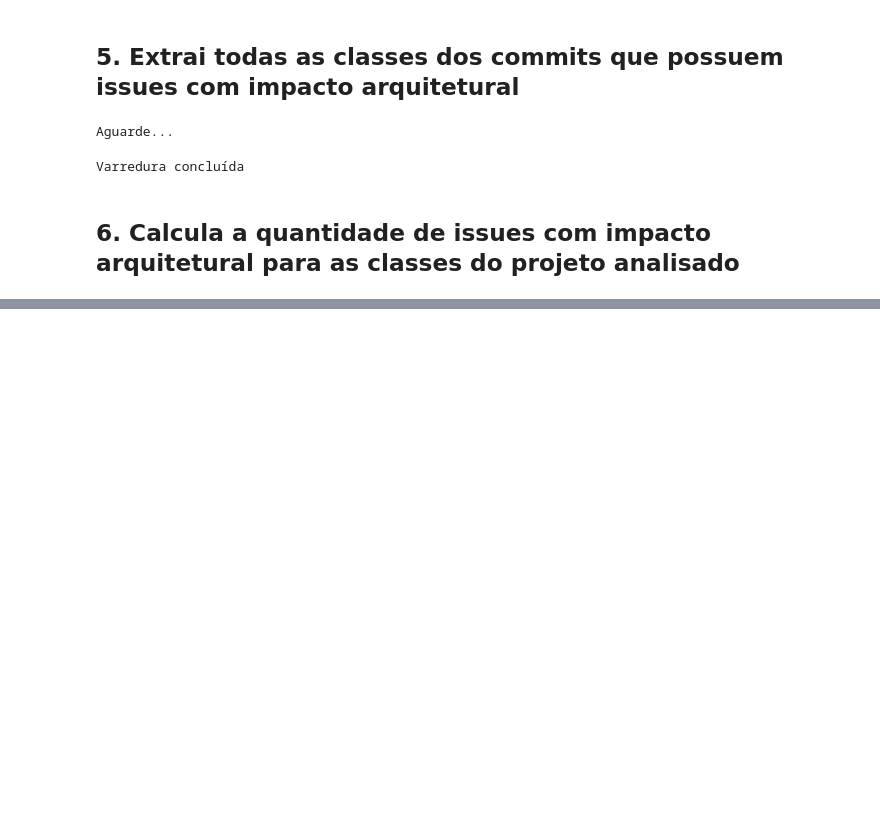
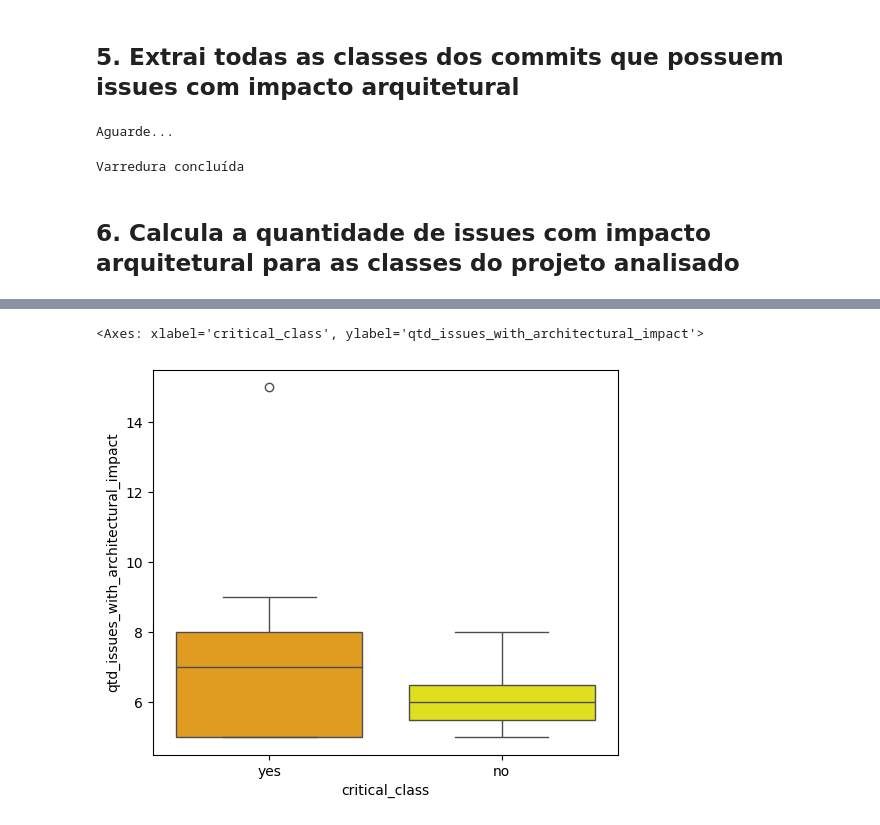
Before and after one commit to armandossrecife/my_evaluation, a Jupyter notebook: revisar_experimentos_hadoop.ipynb, the cells around one changed output, grey strips where cells are left out. Saved outputs shown, nothing was run; the diff lists cells and outputs as text; code cells hidden in the pictures; blank space fills up the shorter version.

```diff
--- a/revisar_experimentos_hadoop.ipynb
+++ b/revisar_experimentos_hadoop.ipynb
@@ -442,0 +485,7 @@ df_final
+# %%
+import pandas as pd
+import seaborn as sns
+import matplotlib.pyplot as plt
+
+df_new_data2 = pd.read_excel('top20classeshadoop2.xlsx')
+df_new_data2
@@ -442,0 +510,6 @@ df_final
+# %%
+plt.figure(figsize=(6,5))
+sns.boxplot(x='critical_class', y='qtd_issues_with_architectural_impact', data=df_new_data2, hue='critical_class', palette=['orange', 'yellow'])
+# %% [output]
+<Axes: xlabel='critical_class', ylabel='qtd_issues_with_architectural_impact'>
+[figure, added]
```
Also changed, not shown: parts of 6 cells of this notebook.
